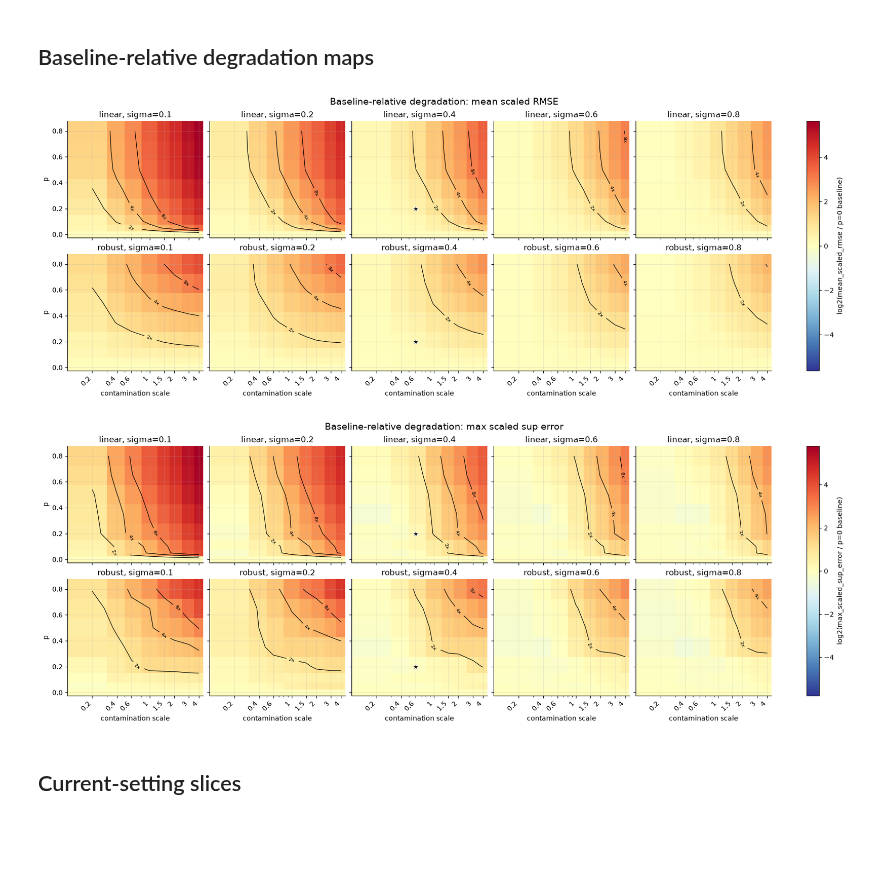
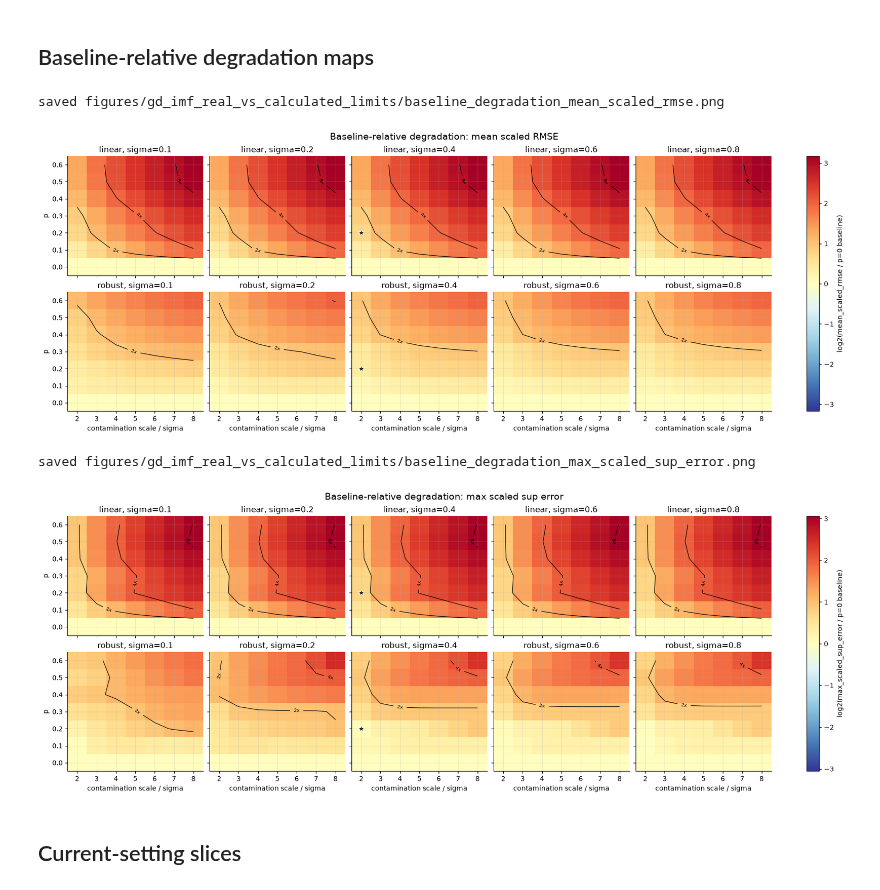
Before and after one commit to mkuziuk/imf, a Jupyter notebook: gd_imf_real_vs_calculated_limits.ipynb, the cells around one changed output. Saved outputs shown, nothing was run; the diff lists cells and outputs as text; code cells hidden in the pictures; blank space fills up the shorter version.

Commit message:
Update contamination sweep scale grid

```diff
--- a/gd_imf_real_vs_calculated_limits.ipynb
+++ b/gd_imf_real_vs_calculated_limits.ipynb
@@ -1090,9 +1099,11 @@ def coarse_surface_for_plot(surface_frame):
 
 
 def pivot_metric(panel, metric_column):
+    panel = panel.copy()
+    panel["contamination_scale_ratio"] = panel["contamination_scale"] / panel["sigma"]
     table = panel.pivot_table(
         index="contamination_probability",
-        columns="contamination_scale",
+        columns="contamination_scale_ratio",
         values=metric_column,
         aggfunc="first",
     )
@@ -1140,7 +1151,7 @@ def plot_method_heatmaps(metric, title, colorbar_label=None):
 
             if np.isclose(sigma_value, CURRENT_SIGMA):
                 ax.scatter(
-                    [CURRENT_CONTAMINATION_SCALE],
+                    [CURRENT_CONTAMINATION_SCALE / CURRENT_SIGMA],
                     [CURRENT_CONTAMINATION_PROB],
                     marker="*",
                     s=95,
@@ -1149,13 +1160,12 @@ def plot_method_heatmaps(metric, title, colorbar_label=None):
                     linewidth=0.7,
                 )
             ax.set_title(f"{method}, sigma={sigma_value:g}")
-            ax.set_xscale("log")
-            ax.set_xticks(contamination_scale_grid)
-            ax.set_xticklabels([f"{value:g}" for value in contamination_scale_grid], rotation=45, ha="right")
+            ax.set_xticks(contamination_scale_ratio_grid)
+            ax.set_xticklabels([f"{value:g}" for value in contamination_scale_ratio_grid])
             if col_index == 0:
                 ax.set_ylabel("p")
             if row_index == len(methods) - 1:
-                ax.set_xlabel("contamination scale")
+                ax.set_xlabel("contamination scale / sigma")
 
     fig.colorbar(last_mesh, ax=axes.ravel().tolist(), label=colorbar_label or metric_column)
     fig.suptitle(title, fontsize=14)
@@ -1179,9 +1189,11 @@ def plot_ratio_maps(metric, title):
 
     for ax, sigma_value in zip(axes, sigmas):
         panel = ratio.loc[np.isclose(ratio["sigma"], sigma_value)]
+        panel = panel.copy()
+        panel["contamination_scale_ratio"] = panel["contamination_scale"] / panel["sigma"]
         table = panel.pivot_table(
             index="contamination_probability",
-            columns="contamination_scale",
+            columns="contamination_scale_ratio",
             values="log10_robust_linear_ratio",
             aggfunc="first",
         ).sort_index().sort_index(axis=1)
@@ -1200,7 +1212,7 @@ def plot_ratio_maps(metric, title):
             ax.contour(x_centers, y_centers, z, levels=[0.0], colors="black", linewidths=1.0)
         if np.isclose(sigma_value, CURRENT_SIGMA):
             ax.scatter(
-                [CURRENT_CONTAMINATION_SCALE],
+                [CURRENT_CONTAMINATION_SCALE / CURRENT_SIGMA],
                 [CURRENT_CONTAMINATION_PROB],
                 marker="*",
                 s=95,
@@ -1209,10 +1221,9 @@ def plot_ratio_maps(metric, title):
                 linewidth=0.7,
             )
         ax.set_title(f"sigma={sigma_value:g}")
-        ax.set_xlabel("contamination scale")
-        ax.set_xscale("log")
-        ax.set_xticks(contamination_scale_grid)
-        ax.set_xticklabels([f"{value:g}" for value in contamination_scale_grid], rotation=45, ha="right")
+        ax.set_xlabel("contamination scale / sigma")
+        ax.set_xticks(contamination_scale_ratio_grid)
+        ax.set_xticklabels([f"{value:g}" for value in contamination_scale_ratio_grid])
 
     axes[0].set_ylabel("p")
     fig.colorbar(last_mesh, ax=axes.ravel().tolist(), label="log10(robust / linear)")
@@ -1264,9 +1275,11 @@ def plot_baseline_degradation_maps(metric, title):
                 (degradation["method"] == method)
                 & np.isclose(degradation["sigma"], sigma_value)
             ]
+            panel = panel.copy()
+            panel["contamination_scale_ratio"] = panel["contamination_scale"] / panel["sigma"]
             table = panel.pivot_table(
                 index="contamination_probability",
-                columns="contamination_scale",
+                columns="contamination_scale_ratio",
                 values="log2_degradation_ratio",
                 aggfunc="first",
             ).sort_index().sort_index(axis=1)
@@ -1287,7 +1300,7 @@ def plot_baseline_degradation_maps(metric, title):
                 ax.clabel(contour, fmt={1.0: "2x", 2.0: "4x", 3.0: "8x"}, fontsize=7)
             if np.isclose(sigma_value, CURRENT_SIGMA):
                 ax.scatter(
-                    [CURRENT_CONTAMINATION_SCALE],
+                    [CURRENT_CONTAMINATION_SCALE / CURRENT_SIGMA],
                     [CURRENT_CONTAMINATION_PROB],
                     marker="*",
                     s=95,
@@ -1296,13 +1309,12 @@ def plot_baseline_degradation_maps(metric, title):
                     linewidth=0.7,
                 )
             ax.set_title(f"{method}, sigma={sigma_value:g}")
-            ax.set_xscale("log")
-            ax.set_xticks(contamination_scale_grid)
-            ax.set_xticklabels([f"{value:g}" for value in contamination_scale_grid], rotation=45, ha="right")
+            ax.set_xticks(contamination_scale_ratio_grid)
+            ax.set_xticklabels([f"{value:g}" for value in contamination_scale_ratio_grid])
             if col_index == 0:
                 ax.set_ylabel("p")
             if row_index == len(methods) - 1:
-                ax.set_xlabel("contamination scale")
+                ax.set_xlabel("contamination scale / sigma")
 
     fig.colorbar(last_mesh, ax=axes.ravel().tolist(), label=f"log2({metric} / p=0 baseline)")
     fig.suptitle(title, fontsize=14)
@@ -1346,20 +1362,24 @@ plt.show()
 # %% [markdown]
 ## Baseline-relative degradation maps
 # %%
-plot_baseline_degradation_maps(
+fig, _ = plot_baseline_degradation_maps(
     "mean_scaled_rmse",
     "Baseline-relative degradation: mean scaled RMSE",
 )
+save_figure(fig, "baseline_degradation_mean_scaled_rmse.png")
 plt.show()
 
-plot_baseline_degradation_maps(
+fig, _ = plot_baseline_degradation_maps(
     "max_scaled_sup_error",
     "Baseline-relative degradation: max scaled sup error",
 )
+save_figure(fig, "baseline_degradation_max_scaled_sup_error.png")
 plt.show()
 # %% [output]
+saved figures/gd_imf_real_vs_calculated_limits/baseline_degradation_mean_scaled_rmse.png
-[figure, old version]
+[figure, new version]
+saved figures/gd_imf_real_vs_calculated_limits/baseline_degradation_max_scaled_sup_error.png
-[figure, old version]
+[figure, new version]
 # %% [markdown]
 ## Current-setting slices
 # %%
```
Also changed, not shown: parts of 12 cells of this notebook, 14 other files.
